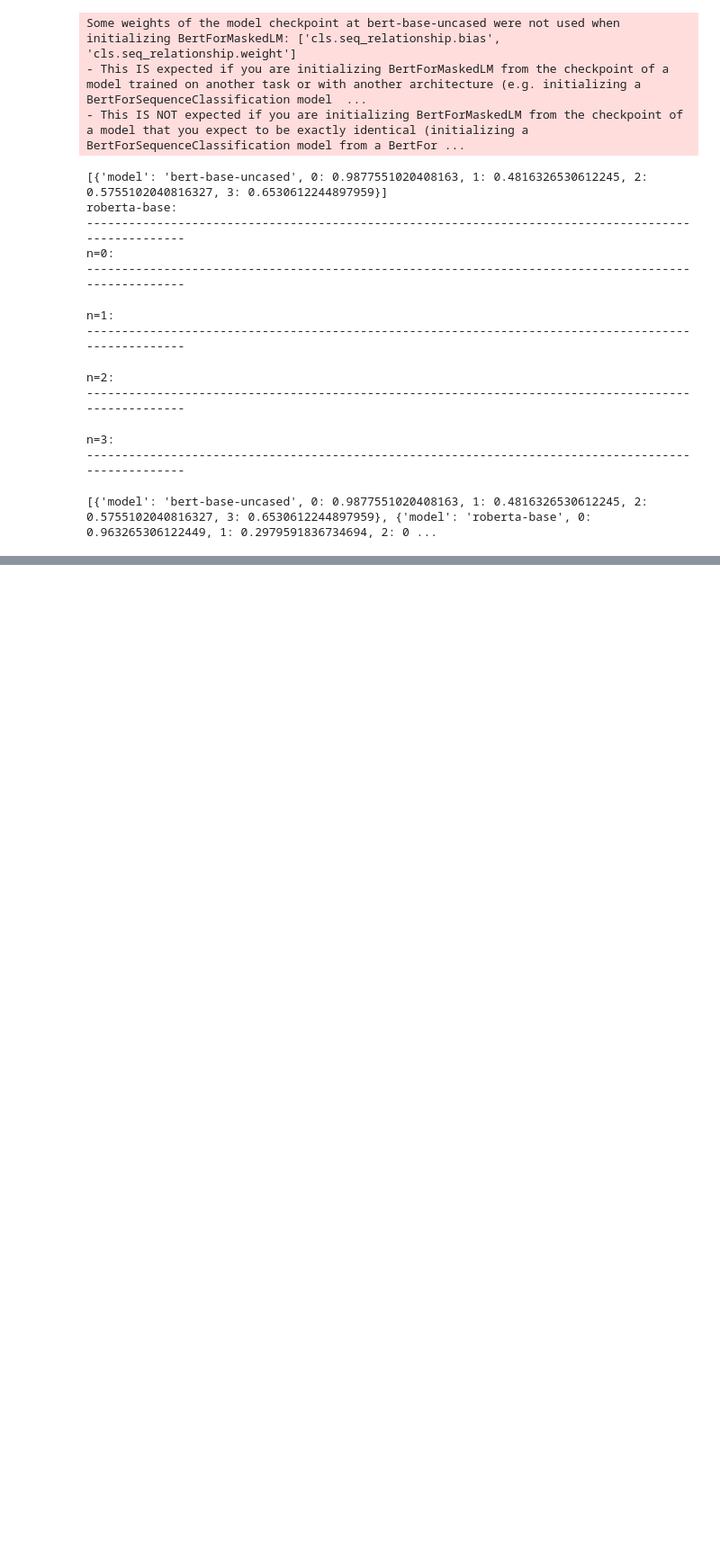
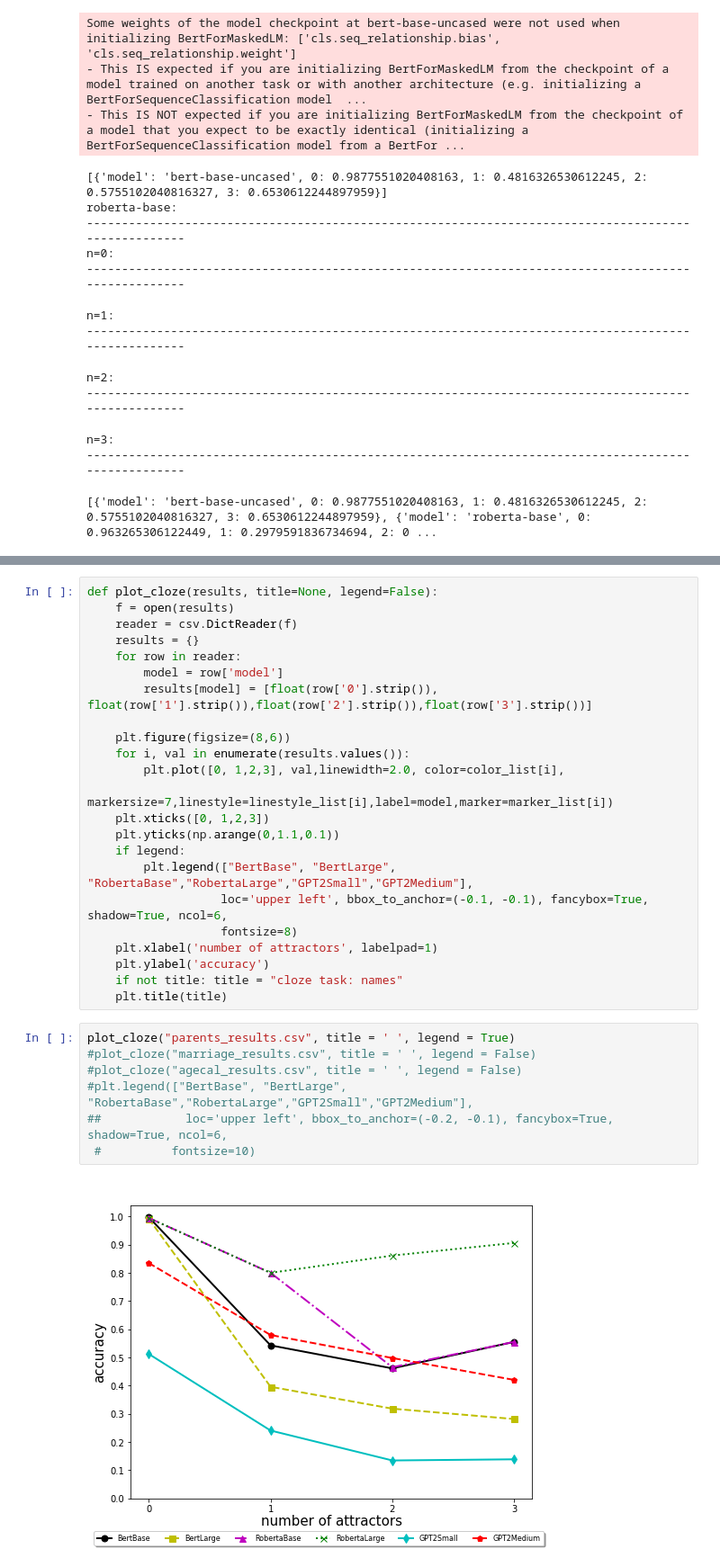
Before and after one commit to harry-tian/nlp_project_STON, a Jupyter notebook: main.ipynb, the cells around one changed output, grey strips where cells are left out. Shown: that part at 90% size. Drawn from its saved outputs; the diff is of its cells as text; blank space fills up the shorter version.

```diff
--- a/main.ipynb
+++ b/main.ipynb
@@ -327,0 +307,32 @@ def plot_cloze(results, title=None, legend=False):
+# %%
+def plot_cloze(results, title=None, legend=False):
+    f = open(results)
+    reader = csv.DictReader(f)
+    results = {}
+    for row in reader:
+        model = row['model']
+        results[model] = [float(row['0'].strip()), float(row['1'].strip()),float(row['2'].strip()),float(row['3'].strip())]
+
+    plt.figure(figsize=(8,6))
+    for i, val in enumerate(results.values()):
+        plt.plot([0, 1,2,3], val,linewidth=2.0, color=color_list[i],
+            markersize=7,linestyle=linestyle_list[i],label=model,marker=marker_list[i])
+    plt.xticks([0, 1,2,3])
+    plt.yticks(np.arange(0,1.1,0.1))
+    if legend:
+        plt.legend(["BertBase", "BertLarge", "RobertaBase","RobertaLarge","GPT2Small","GPT2Medium"],
+                   loc='upper left', bbox_to_anchor=(-0.1, -0.1), fancybox=True, shadow=True, ncol=6,
+                   fontsize=8)
+    plt.xlabel('number of attractors', labelpad=1)
+    plt.ylabel('accuracy')
+    if not title: title = "cloze task: names"
+    plt.title(title)
+# %%
+plot_cloze("parents_results.csv", title = ' ', legend = True)
+#plot_cloze("marriage_results.csv", title = ' ', legend = False)
+#plot_cloze("agecal_results.csv", title = ' ', legend = False)
+#plt.legend(["BertBase", "BertLarge", "RobertaBase","RobertaLarge","GPT2Small","GPT2Medium"],
+##            loc='upper left', bbox_to_anchor=(-0.2, -0.1), fancybox=True, shadow=True, ncol=6,
+ #          fontsize=10)
+# %% [output]
+[figure, added]
```
Also changed, not shown: parts of 13 cells of this notebook.
